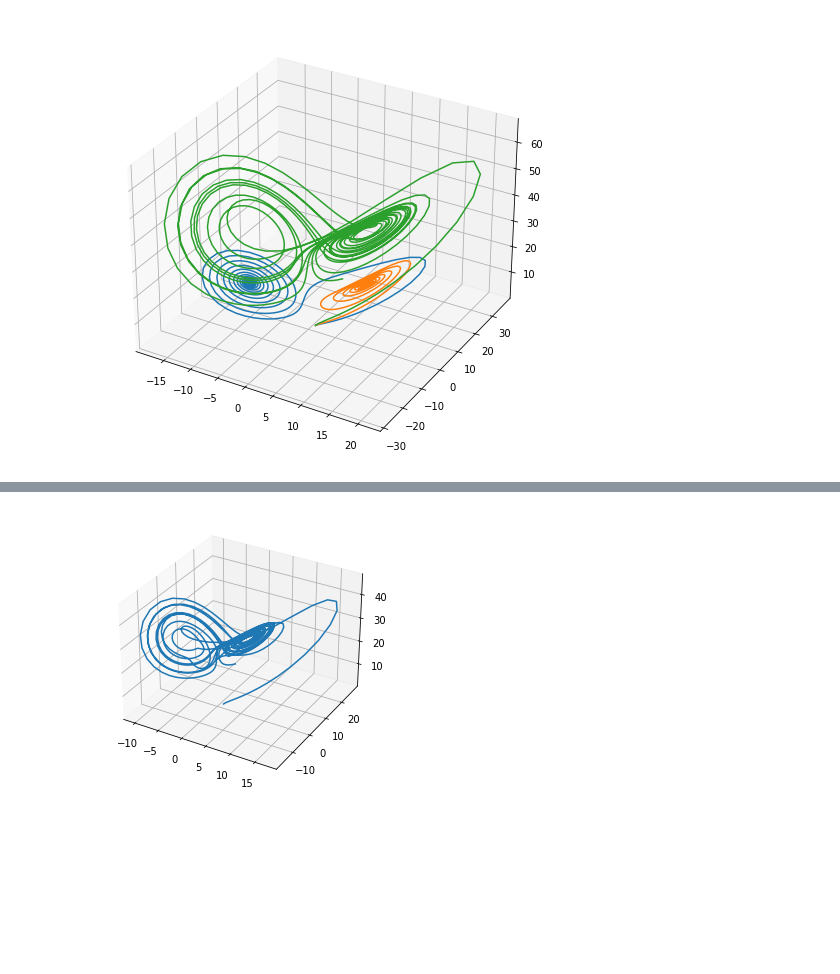
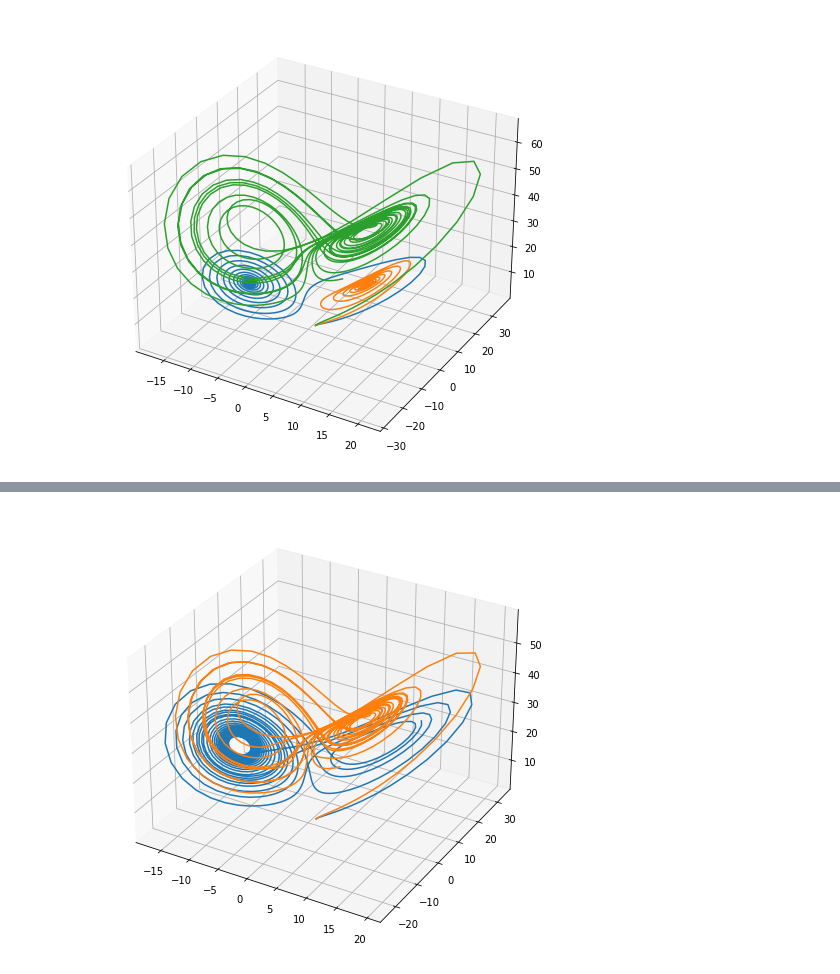
Before and after one commit to boro28/supermodeling, a Jupyter notebook: supermodeling.ipynb, the cells around one changed output, grey strips where cells are left out. Saved outputs shown, nothing was run; the diff lists cells and outputs as text; code cells hidden in the pictures; blank space fills up the shorter version.

```diff
--- a/supermodeling.ipynb
+++ b/supermodeling.ipynb
@@ -136,9 +145,10 @@ plot_model(mean_model)
 # %%
+coords_weights = [0.1,0.1,1.1]
 weighted_avg_model = calc_weighted_average_lorenz(
     np.array([m1, m2, m3]),
-    [1,1,3]
+    coords_weights
 )
 
-plot_model(weighted_avg_model)
+plot_models([lorenz_attr, weighted_avg_model])
 # %% [output]
-[figure, old version]
+[figure, new version]
```
Also changed, not shown: parts of 4 cells of this notebook.
